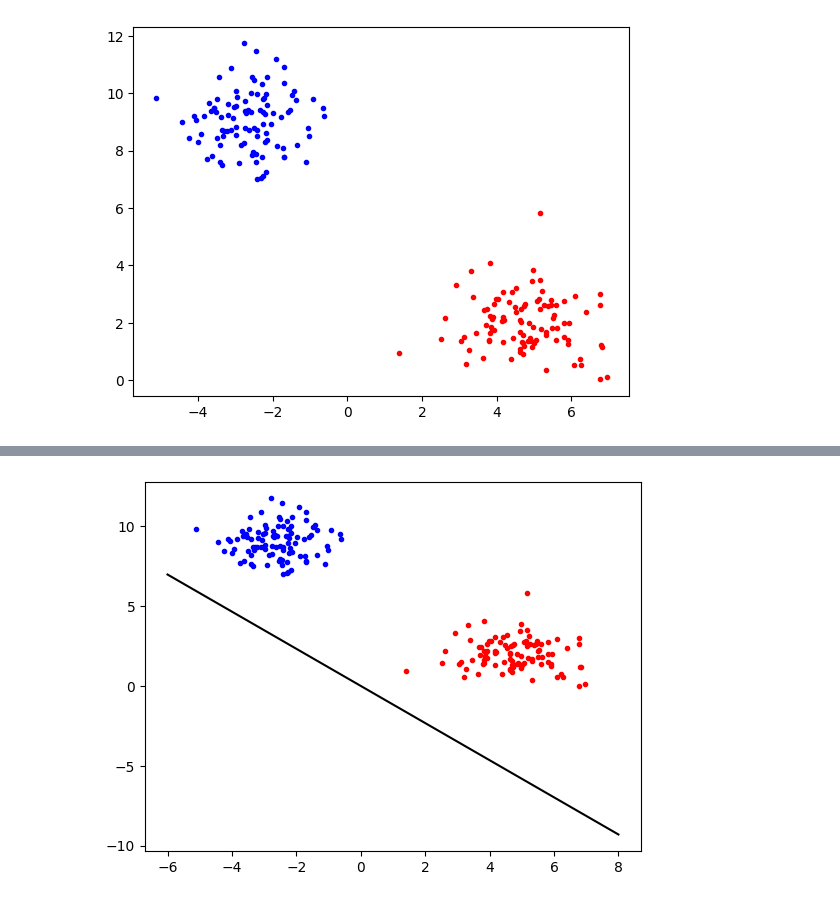
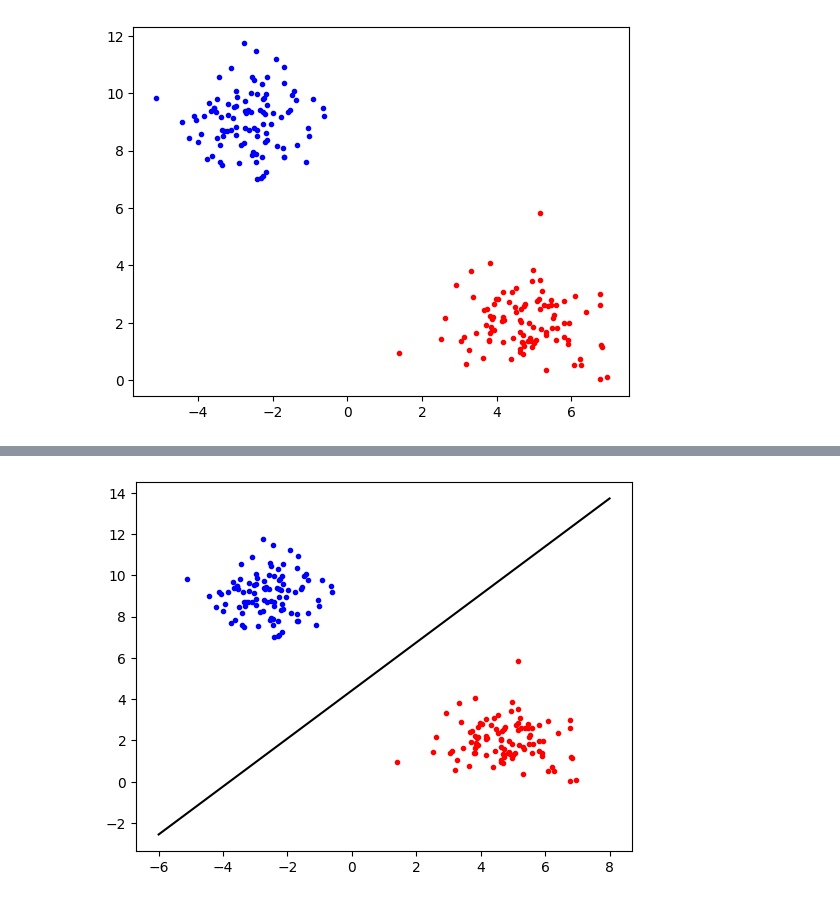
Before and after one commit to quaternio/support-vector-madness, a Jupyter notebook: SVM.ipynb, the cells around one changed output, grey strips where cells are left out. Saved outputs shown, nothing was run; the diff lists cells and outputs as text; code cells hidden in the pictures.

Commit message:
Fixed it! Works for both Linear and Gaussian kernels

```diff
--- a/SVM.ipynb
+++ b/SVM.ipynb
@@ -61,7 +61,7 @@ class SVM:
 
     def plot_decision_boundary(self):
         x = np.linspace(-6, 8, 50)
-        y = (svm.w[0] * x) / svm.w[1]
+        y = -(self.w[0] * x - self.b) / self.w[1]
         plt.figure()
         plt.plot(X0[:,0], X0[:,1], 'b.', X1[:,0], X1[:,1], 'r.', x, y, 'black')
 
@@ -104,11 +104,11 @@ class SVM:
                 examineAll = True
 
             #print(numChanged)
-            print("alpha norm: ", np.linalg.norm(self.alpha))
-            if self.kernel == "linear":
-                print("w norm: ", np.linalg.norm(self.w))
-            print()
-            self.plot_decision_boundary()
+            # print("alpha norm: ", np.linalg.norm(self.alpha))
+            # if self.kernel == "linear":
+            #     print("w norm: ", np.linalg.norm(self.w))
+            # print()
+            # self.plot_decision_boundary()
 
     def _examine_example(self, idx):
         N, D = self.X.shape
@@ -267,7 +267,7 @@ class SVM:
     def predict(self, q):
         N, D = self.X.shape
         if self.kernel == "linear":
-            return 1 if self.w@q + self.b >= 0 else -1
+            return 1 if self.w@q - self.b >= 0 else -1
         else:
             # use alphas
             u = 0
@@ -321,25 +290,24 @@ w norm:  0.342534191608439
 # %%
 if svm.kernel == "linear":
     x = np.linspace(-6, 8, 50)
-    y = (svm.w[0] * x) / svm.w[1]
+    y = -(svm.w[0] * x - svm.b) / svm.w[1]
     plt.plot(X0[:,0], X0[:,1], 'b.', X1[:,0], X1[:,1], 'r.', x, y, 'black')
 
-#assert svm.predict(np.array([-2, 10])) == -1
-#assert svm.predict(np.array([5, 2])) == 1
+    assert svm.predict(np.array([-2, 10])) == -1
+    assert svm.predict(np.array([5, 2])) == 1
 
 else:
-    plt.plot(X0[:,0], X0[:,1], 'b.', X1[:,0], X1[:,1])
+    plt.plot(X0[:,0], X0[:,1], 'b.', X1[:,0], X1[:,1], 'r.')
     prediction_grid = np.zeros((200, 200))
 
     x = np.linspace(-6, 8, 200)
     y = np.linspace(-1, 12, 200)
 
-    xv, yv = np.meshgrid(x, y, indexing='ij')
     for i in range(200):
         for j in range(200):
-            prediction_grid[i,j] = svm.predict(np.array([xv[i,j], yv[i,j]]))
+            prediction_grid[i,j] = svm.predict(np.array([x[j], y[-i]]))
 
     plt.figure()
     plt.imshow(prediction_grid)
 # %% [output]
-[figure, old version]
+[figure, new version]
```
Also changed, not shown: parts of 1 cell of this notebook.
